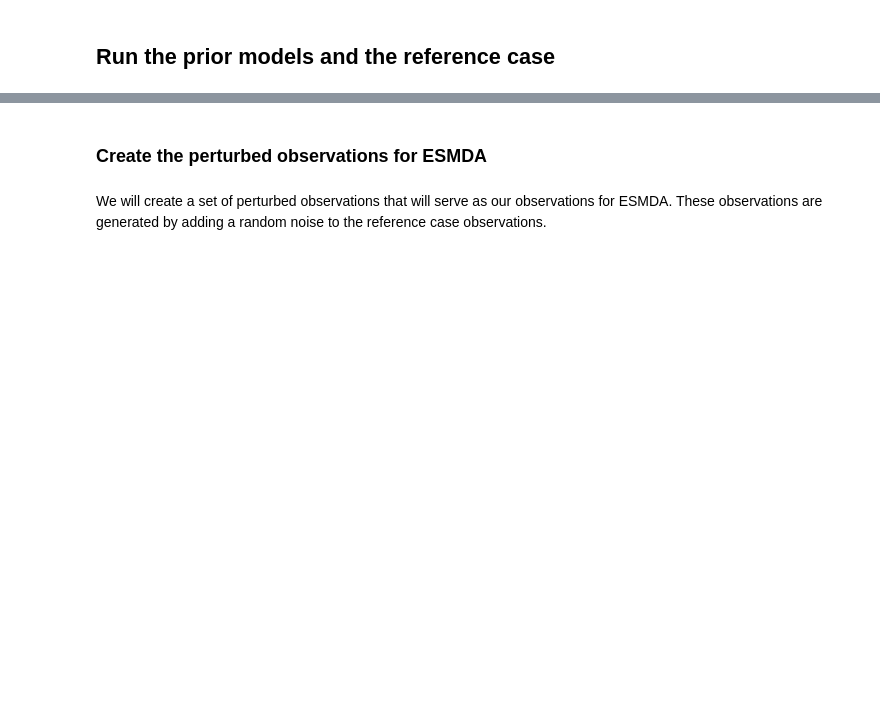
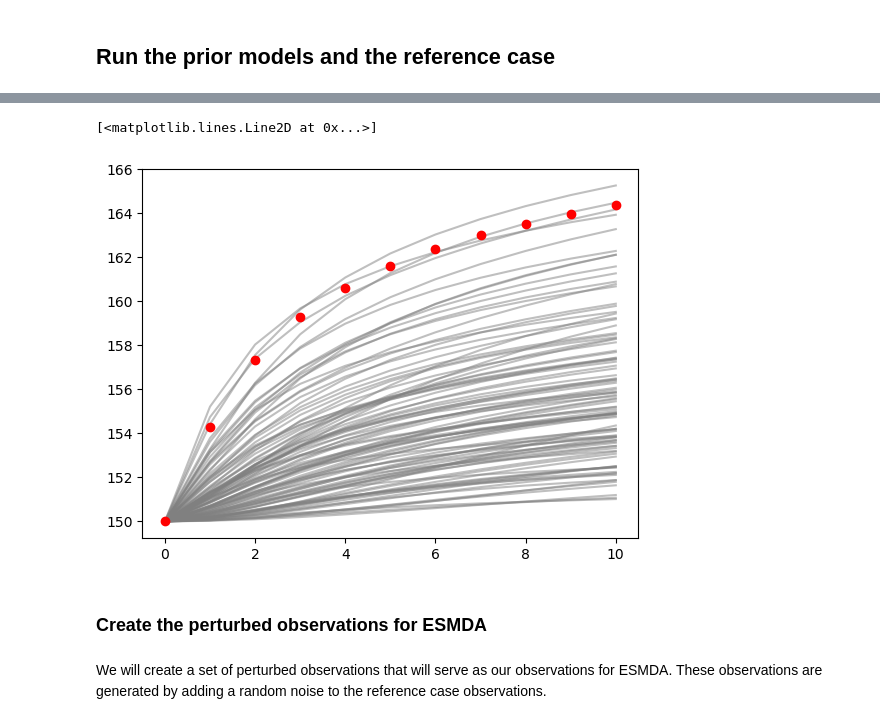
Before and after one commit to tuda-geo/resmda, a Jupyter notebook: notebooks/dev-ESMDA.ipynb, the cells around one changed output, grey strips where cells are left out. Drawn from its saved outputs; the diff is of its cells as text; code cells hidden in the pictures; blank space fills up the shorter version.

```diff
--- a/notebooks/dev-ESMDA.ipynb
+++ b/notebooks/dev-ESMDA.ipynb
@@ -134,13 +128,14 @@ ValueError: not enough values to unpack (expected 2, got 1)
 # %%
 #simulate the reference field
-reservoir = ReservoirSim(nx, ny, perm_field=np.exp(MReference))
-pressure_history = reservoir.simulate()
-reference_pressure_history = pressure_history.reshape((pressure_history.shape[0], nx,ny))
+reference_pressure_history = RS(dt=dt, perm_field=np.exp(MReference))
 # %%
 #plot the monitored pressure at cell (1,1) for all 11 fields - consider the last simulation 101 as the reference case
-for i in range(Ne):
-    plt.plot(simulated_pressure_history[i,:,1,1], color='gray', alpha=0.5)
-plt.plot(reference_pressure_history[:,1,1], label='reference case' , marker='o', linestyle='', color = 'red')
+for i in range(ne):
+    plt.plot(simulated_pressure_history[i,:,ox, oy], color='gray', alpha=0.5)
+plt.plot(reference_pressure_history[:,ox, oy], label='reference case' , marker='o', linestyle='', color = 'red')
+# %% [output]
+[<matplotlib.lines.Line2D at 0x...>]
+[figure, added]
 # %% [markdown]
 ### Create the perturbed observations for ESMDA
 # %% [markdown]
```
Also changed, not shown: parts of 16 cells of this notebook, 1 other file.
